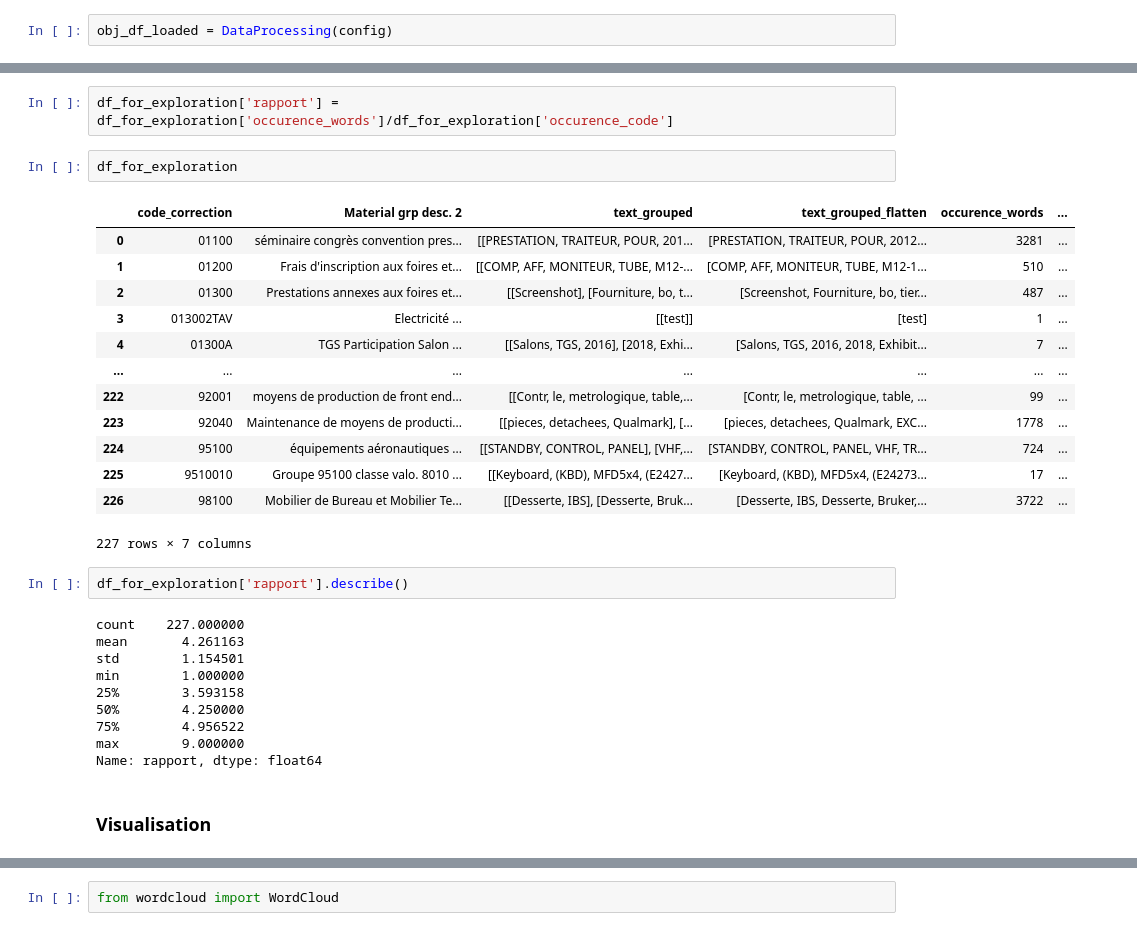
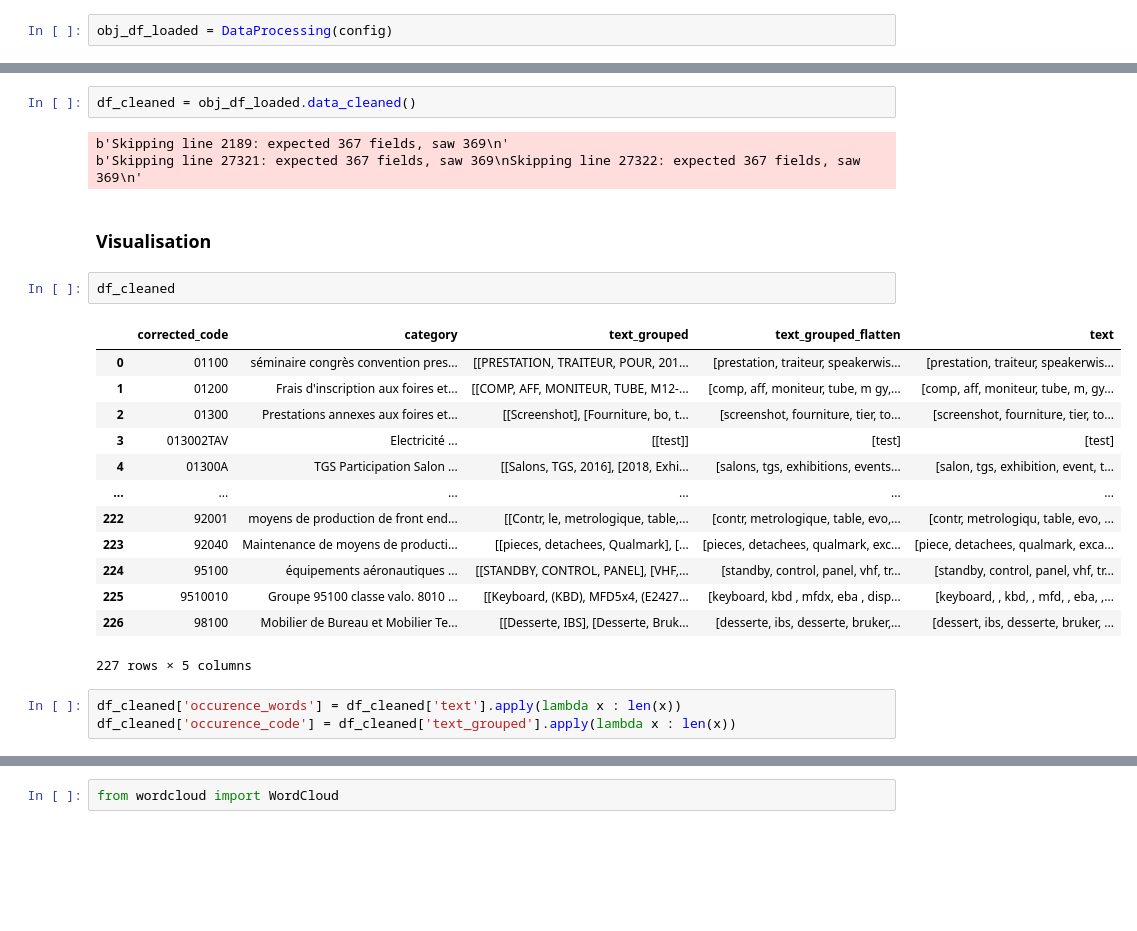
Before and after one commit to mlouarra/Tool_Help_BI, a Jupyter notebook: notebooks/Exploration_Stat_Visu.ipynb, the cells around one changed output, grey strips where cells are left out. Drawn from its saved outputs; the diff is of its cells as text; blank space fills up the shorter version.

```diff
--- a/notebooks/Exploration_Stat_Visu.ipynb
+++ b/notebooks/Exploration_Stat_Visu.ipynb
@@ -94,33 +46,27 @@ df_for_exploration
-# %%
-df_for_exploration['rapport'] = df_for_exploration['occurence_words']/df_for_exploration['occurence_code']
-# %%
-df_for_exploration
-# %% [output]
-|  | code_correction | Material grp desc. 2 | text_grouped | text_grouped_flatten | occurence_words | ... |
-| 0 | 01100 | séminaire congrès convention pres... | [[PRESTATION, TRAITEUR, POUR, 201... | [PRESTATION, TRAITEUR, POUR, 2012... | 3281 | ... |
-| 1 | 01200 | Frais d'inscription aux foires et... | [[COMP, AFF, MONITEUR, TUBE, M12-... | [COMP, AFF, MONITEUR, TUBE, M12-1... | 510 | ... |
-| 2 | 01300 | Prestations annexes aux foires et... | [[Screenshot], [Fourniture, bo, t... | [Screenshot, Fourniture, bo, tier... | 487 | ... |
-| 3 | 013002TAV | Electricité ... | [[test]] | [test] | 1 | ... |
-| 4 | 01300A | TGS Participation Salon ... | [[Salons, TGS, 2016], [2018, Exhi... | [Salons, TGS, 2016, 2018, Exhibit... | 7 | ... |
-| ... | ... | ... | ... | ... | ... | ... |
-| 222 | 92001 | moyens de production de front end... | [[Contr, le, metrologique, table,... | [Contr, le, metrologique, table, ... | 99 | ... |
-| 223 | 92040 | Maintenance de moyens de producti... | [[pieces, detachees, Qualmark], [... | [pieces, detachees, Qualmark, EXC... | 1778 | ... |
-| 224 | 95100 | équipements aéronautiques ... | [[STANDBY, CONTROL, PANEL], [VHF,... | [STANDBY, CONTROL, PANEL, VHF, TR... | 724 | ... |
-| 225 | 9510010 | Groupe 95100 classe valo. 8010 ... | [[Keyboard, (KBD), MFD5x4, (E2427... | [Keyboard, (KBD), MFD5x4, (E24273... | 17 | ... |
-| 226 | 98100 | Mobilier de Bureau et Mobilier Te... | [[Desserte, IBS], [Desserte, Bruk... | [Desserte, IBS, Desserte, Bruker,... | 3722 | ... |
-227 rows × 7 columns
-# %%
-df_for_exploration['rapport'].describe()
-# %% [output]
-count    227.000000
-mean       4.261163
-std        1.154501
-min        1.000000
-25%        3.593158
-50%        4.250000
-75%        4.956522
-max        9.000000
-Name: rapport, dtype: float64
+# %%
+df_cleaned = obj_df_loaded.data_cleaned()
+# %% [output]
+b'Skipping line 2189: expected 367 fields, saw 369\n'
+b'Skipping line 27321: expected 367 fields, saw 369\nSkipping line 27322: expected 367 fields, saw 369\n'
 # %% [markdown]
 ### Visualisation
+# %%
+df_cleaned
+# %% [output]
+|  | corrected_code | category | text_grouped | text_grouped_flatten | text |
+| 0 | 01100 | séminaire congrès convention pres... | [[PRESTATION, TRAITEUR, POUR, 201... | [prestation, traiteur, speakerwis... | [prestation, traiteur, speakerwis... |
+| 1 | 01200 | Frais d'inscription aux foires et... | [[COMP, AFF, MONITEUR, TUBE, M12-... | [comp, aff, moniteur, tube, m gy,... | [comp, aff, moniteur, tube, m, gy... |
+| 2 | 01300 | Prestations annexes aux foires et... | [[Screenshot], [Fourniture, bo, t... | [screenshot, fourniture, tier, to... | [screenshot, fourniture, tier, to... |
+| 3 | 013002TAV | Electricité ... | [[test]] | [test] | [test] |
+| 4 | 01300A | TGS Participation Salon ... | [[Salons, TGS, 2016], [2018, Exhi... | [salons, tgs, exhibitions, events... | [salon, tgs, exhibition, event, t... |
+| ... | ... | ... | ... | ... | ... |
+| 222 | 92001 | moyens de production de front end... | [[Contr, le, metrologique, table,... | [contr, metrologique, table, evo,... | [contr, metrologiqu, table, evo, ... |
+| 223 | 92040 | Maintenance de moyens de producti... | [[pieces, detachees, Qualmark], [... | [pieces, detachees, qualmark, exc... | [piece, detachees, qualmark, exca... |
+| 224 | 95100 | équipements aéronautiques ... | [[STANDBY, CONTROL, PANEL], [VHF,... | [standby, control, panel, vhf, tr... | [standby, control, panel, vhf, tr... |
+| 225 | 9510010 | Groupe 95100 classe valo. 8010 ... | [[Keyboard, (KBD), MFD5x4, (E2427... | [keyboard, kbd , mfdx, eba , disp... | [keyboard, , kbd, , mfd, , eba, ,... |
+| 226 | 98100 | Mobilier de Bureau et Mobilier Te... | [[Desserte, IBS], [Desserte, Bruk... | [desserte, ibs, desserte, bruker,... | [dessert, ibs, desserte, bruker, ... |
+227 rows × 5 columns
+# %%
+df_cleaned['occurence_words'] = df_cleaned['text'].apply(lambda x : len(x))
+df_cleaned['occurence_code'] = df_cleaned['text_grouped'].apply(lambda x : len(x))
 # %%
```
Also changed, not shown: parts of 23 cells of this notebook, 6 other files.
